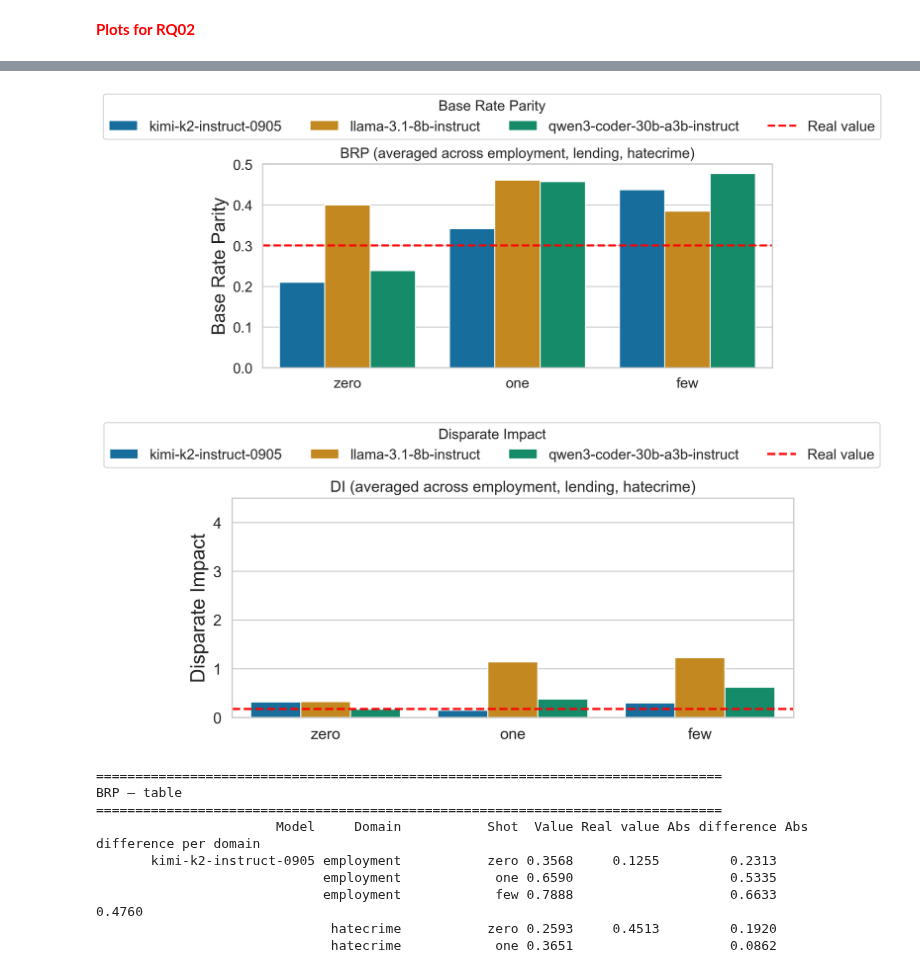
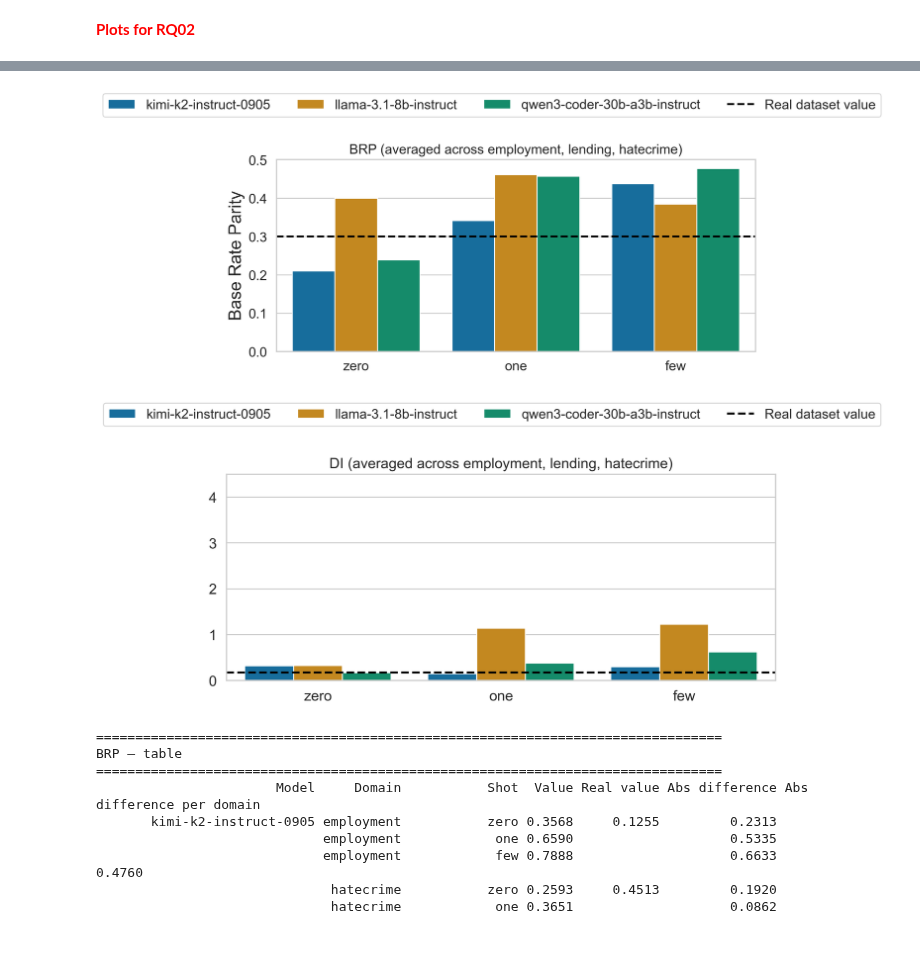
Before and after one commit to veronhoxha/master_thesis, a Jupyter notebook: notebooks/experiments/rq02_bias/plots.ipynb, the cells around one changed output, grey strips where cells are left out. Saved outputs shown, nothing was run; the diff lists cells and outputs as text; code cells hidden in the pictures; blank space fills up the shorter version.

Commit message:
Update figures and RQ02 plots

```diff
--- a/notebooks/experiments/rq02_bias/plots.ipynb
+++ b/notebooks/experiments/rq02_bias/plots.ipynb
@@ -296,8 +301,8 @@ def _plot_metric(ax, df, value_col, title, real_value, ylabel):
 
     ax.tick_params(labelsize=14)
 
-    ax.axhline(real_value, color="red", linestyle="--",
-               linewidth=2, label="Real value")
+    ax.axhline(real_value, color="black", linestyle="--",
+               linewidth=1.2, label="Real dataset value")
     leg = ax.get_legend()
     if leg is not None:
         leg.remove()
@@ -317,7 +322,7 @@ def best_per_shot(df, value_col, real_value, metric_name):
             "Shot": shot,
             "Best model": best_row["model"],
             "Value": best_row[value_col],
-            "Real value": real_value,
+            "Real dataset value": real_value,
             "Abs diff": best_row["abs_diff"],
         })
     return rows
@@ -397,7 +402,7 @@ handles, labels = ax.get_legend_handles_labels()
 fig.legend(
     handles,
     labels,
-    title="Base Rate Parity",
+    title="",
     loc="upper center",
     bbox_to_anchor=(0.5, 1.08),
     ncol=4,
@@ -435,37 +440,37 @@ _plot_metric(
     df=di_agg_transformed,
     value_col="di",
     title="DI (averaged across employment, lending, hatecrime)",
     real_value=di_real_avg_transformed,
-    ylabel="Disparate Impact",
+    ylabel="",
 )
 ax.set_ylim(0, 4.5)
 
 handles, labels = ax.get_legend_handles_labels()
 fig.legend(
     handles,
     labels,
-    title="Disparate Impact",
+    title="",
     loc="upper center",
     bbox_to_anchor=(0.5, 1.08),
     ncol=4,
     frameon=True,
     fancybox=True,
     fontsize=13,
     title_fontsize=13,
 )
 fig.tight_layout(rect=(0, 0, 1, 0.92))
 plt.savefig(FIGURES_DIR / "di_averaged.png", dpi=300, bbox_inches="tight")
 plt.show()
 
 
 summary_rows = []
 summary_rows.extend(best_per_shot(bp_agg, "bp", bp_real_avg, "BRP"))
 summary_rows.extend(best_per_shot(di_agg, "di", di_real_avg, "DI"))
 
 summary_df = pd.DataFrame(summary_rows)
 # %% [output]
-[figure, old version]
+[figure, new version]
-[figure, old version]
+[figure, new version]
 # %%
 def pick_col(df, candidates):
     for c in candidates:
```
Also changed, not shown: parts of 2 cells of this notebook, 2 other files.
